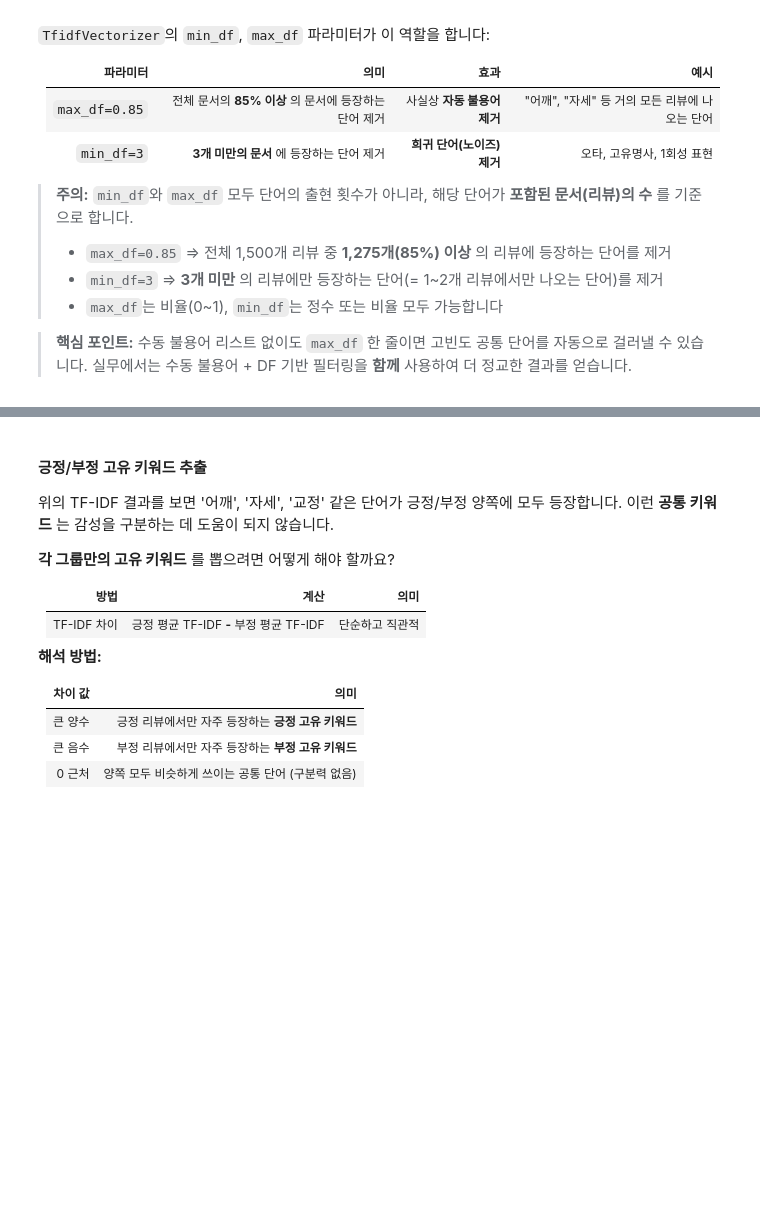
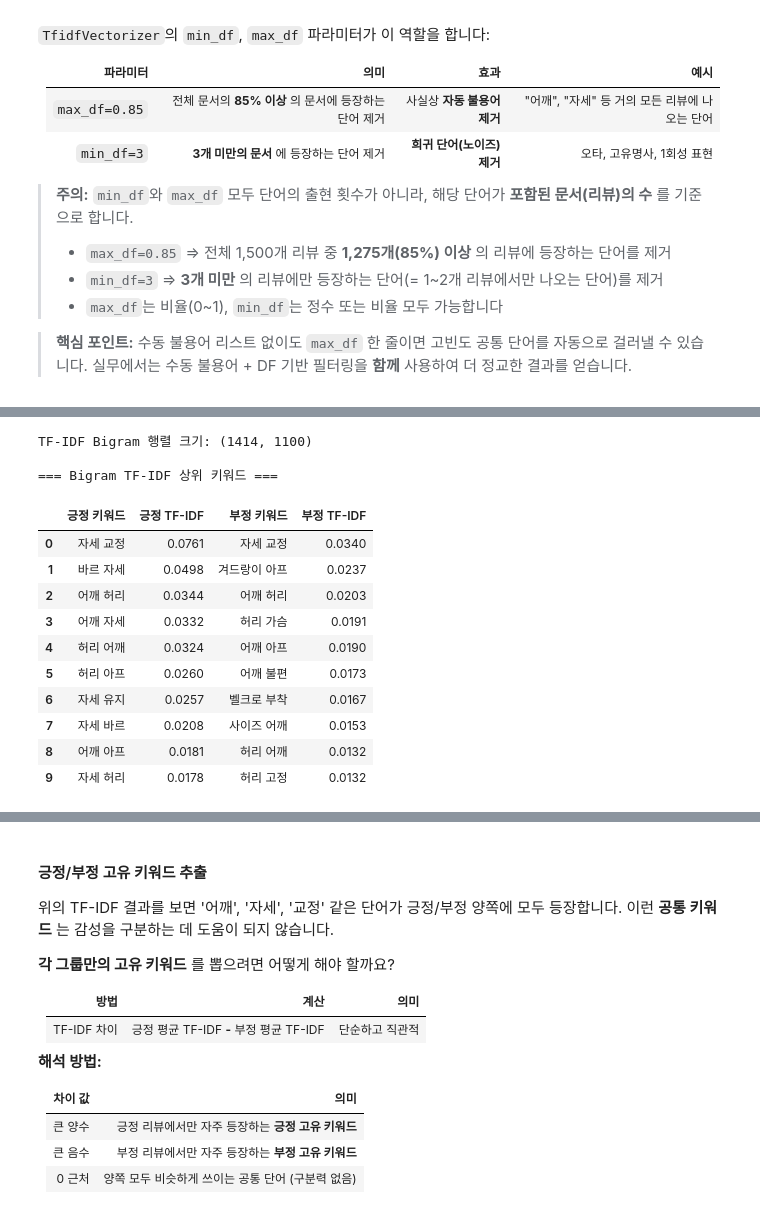
Before and after one commit to SeolMuah/text-analysis-ml, a Jupyter notebook: 1_텍스트_빈도_분석_실습.ipynb, the cells around one changed output, grey strips where cells are left out. Saved outputs shown, nothing was run; the diff lists cells and outputs as text; code cells hidden in the pictures; blank space fills up the shorter version.

```diff
--- a/1_텍스트_빈도_분석_실습.ipynb
+++ b/1_텍스트_빈도_분석_실습.ipynb
@@ -792,23 +1107,44 @@ plt.show()
 # %%
 # ========================================
 # TF-IDF Bigram 벡터화
 # ========================================
 
-# TfidfVectorizer로 Bigram TF-IDF 행렬 생성 (ngram_range=(2,2), max_features=3000)
+# ngram_range=(2,2) => Bigram (2단어 조합) 단위로 TF-IDF를 계산합니다
+# max_features=3000 => 상위 3,000개 조합만 사용
+tfidf_bi_vec = TfidfVectorizer(ngram_range=(2, 2), max_features=3000, max_df=0.85, min_df=3)
+tfidf_bi_matrix = tfidf_bi_vec.fit_transform(df_sample['processed'])
 
+bi_feature_names = tfidf_bi_vec.get_feature_names_out()
 
-# 긍정/부정 Bigram 키워드 추출
+# --- Bigram TF-IDF 키워드 추출 ---
+pos_bi_keywords = get_top_tfidf_keywords(tfidf_bi_matrix, bi_feature_names, pos_indices)
+neg_bi_keywords = get_top_tfidf_keywords(tfidf_bi_matrix, bi_feature_names, neg_indices)
 
 
 print(f'TF-IDF Bigram 행렬 크기: {tfidf_bi_matrix.shape}')
 print()
 print('=== Bigram TF-IDF 상위 키워드 ===')
 display(pd.DataFrame({
     '긍정 키워드': [w for w, _ in pos_bi_keywords[:10]],
     '긍정 TF-IDF': [f'{s:.4f}' for _, s in pos_bi_keywords[:10]],
     '부정 키워드': [w for w, _ in neg_bi_keywords[:10]],
     '부정 TF-IDF': [f'{s:.4f}' for _, s in neg_bi_keywords[:10]],
 }))
+# %% [output]
+TF-IDF Bigram 행렬 크기: (1414, 1100)
+
+=== Bigram TF-IDF 상위 키워드 ===
+|  | 긍정 키워드 | 긍정 TF-IDF | 부정 키워드 | 부정 TF-IDF |
+| 0 | 자세 교정 | 0.0761 | 자세 교정 | 0.0340 |
+| 1 | 바르 자세 | 0.0498 | 겨드랑이 아프 | 0.0237 |
+| 2 | 어깨 허리 | 0.0344 | 어깨 허리 | 0.0203 |
+| 3 | 어깨 자세 | 0.0332 | 허리 가슴 | 0.0191 |
+| 4 | 허리 어깨 | 0.0324 | 어깨 아프 | 0.0190 |
+| 5 | 허리 아프 | 0.0260 | 어깨 불편 | 0.0173 |
+| 6 | 자세 유지 | 0.0257 | 벨크로 부착 | 0.0167 |
+| 7 | 자세 바르 | 0.0208 | 사이즈 어깨 | 0.0153 |
+| 8 | 어깨 아프 | 0.0181 | 허리 어깨 | 0.0132 |
+| 9 | 자세 허리 | 0.0178 | 허리 고정 | 0.0132 |
 # %%
 # ========================================
 # Bigram TF-IDF 긍정 vs 부정 시각화
```
Also changed, not shown: parts of 28 cells of this notebook.
